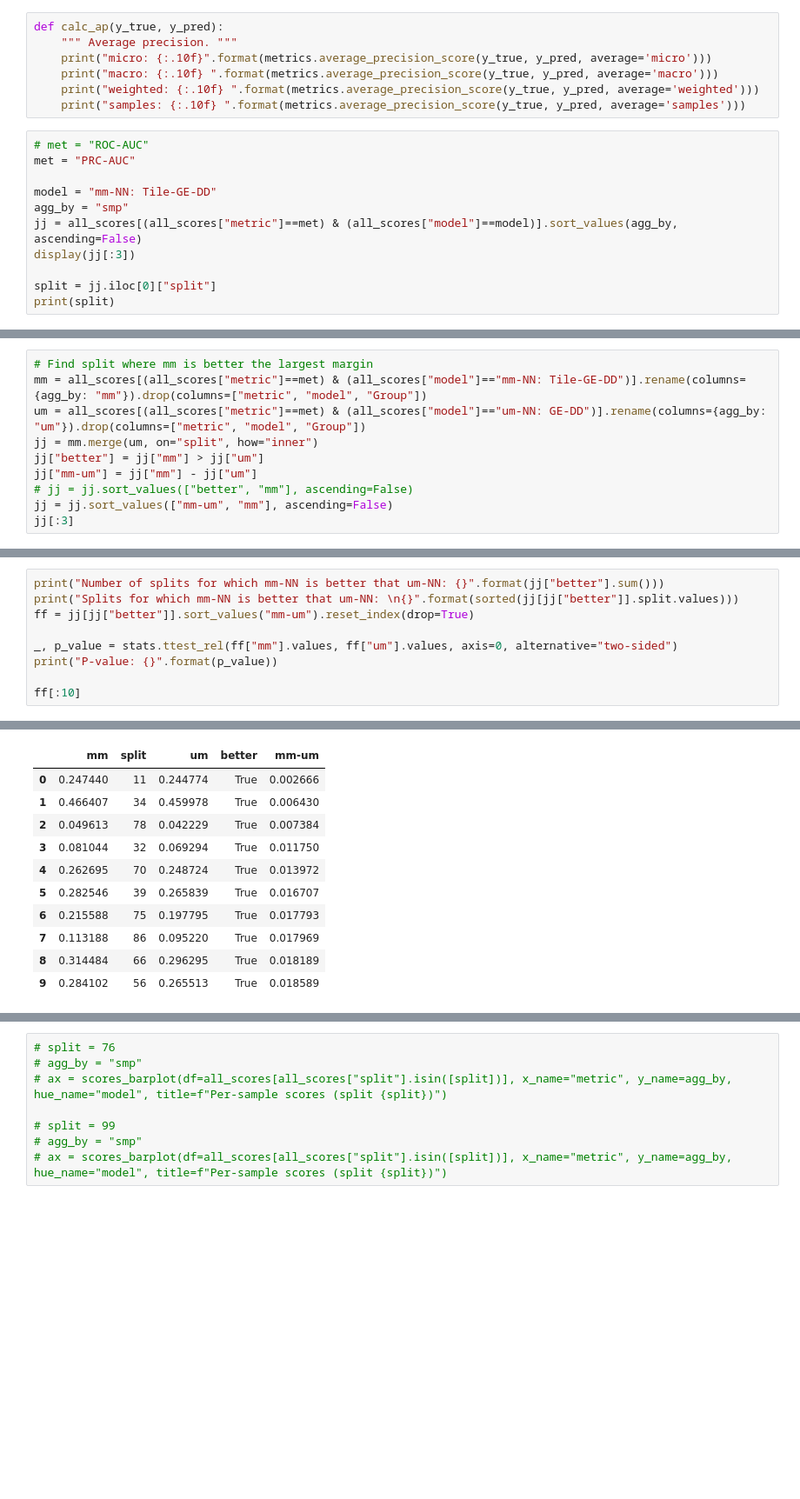
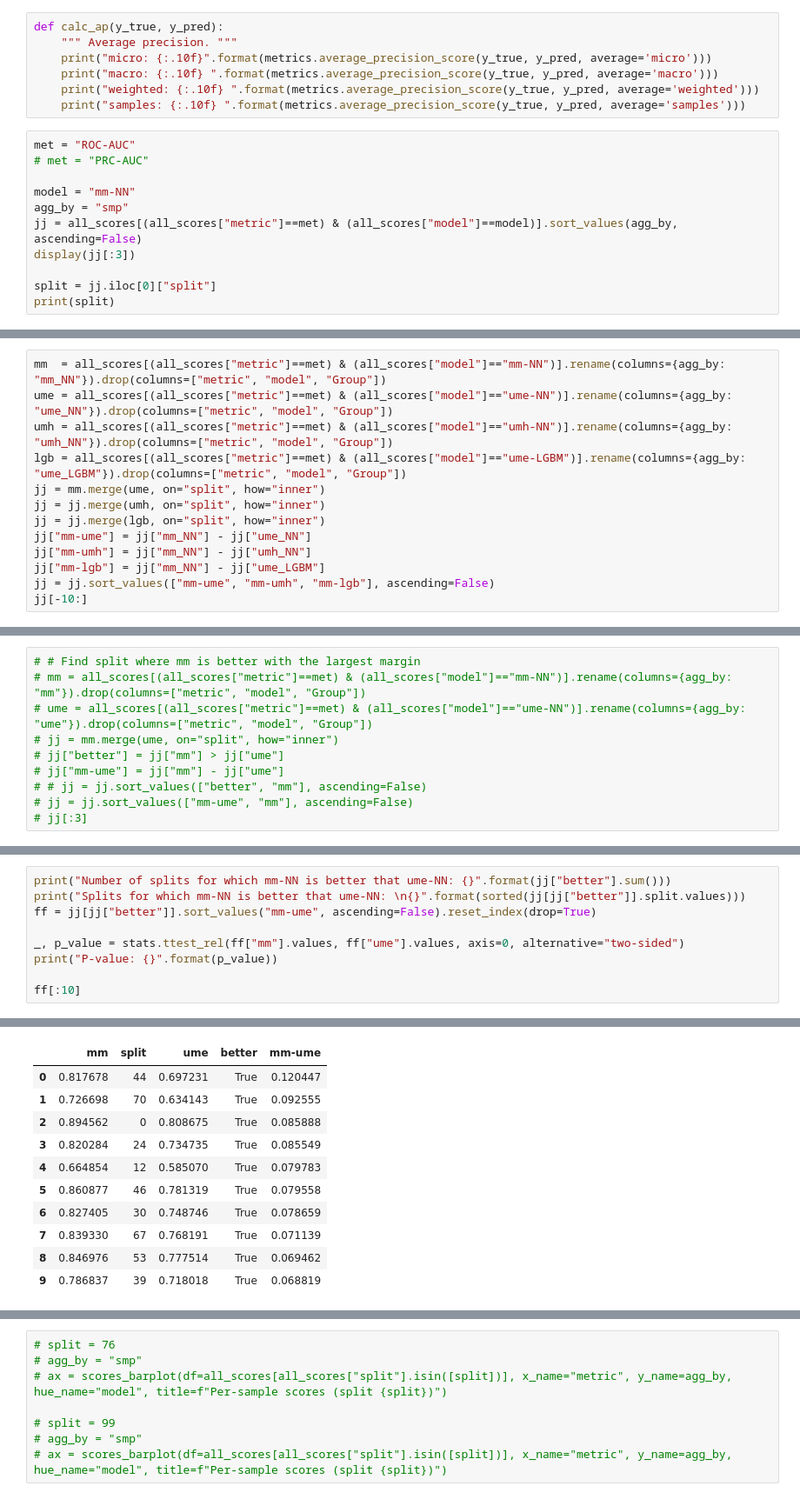
Before and after one commit to adpartin/pdx-histo, a Jupyter notebook: nbs/post-processing.ipynb, the cells around one changed output, grey strips where cells are left out. Shown: that part at 87% size. Drawn from its saved outputs; the diff is of its cells as text; blank space fills up the shorter version.

```diff
--- a/nbs/post-processing.ipynb
+++ b/nbs/post-processing.ipynb
@@ -426,10 +433,10 @@ def calc_ap(y_true, y_pred):
     print("weighted: {:.10f} ".format(metrics.average_precision_score(y_true, y_pred, average='weighted')))
     print("samples: {:.10f} ".format(metrics.average_precision_score(y_true, y_pred, average='samples')))
 # %%
-# met = "ROC-AUC"
-met = "PRC-AUC"
+met = "ROC-AUC"
+# met = "PRC-AUC"
 
-model = "mm-NN: Tile-GE-DD"
+model = "mm-NN"
 agg_by = "smp"
 jj = all_scores[(all_scores["metric"]==met) & (all_scores["model"]==model)].sort_values(agg_by, ascending=False)
 display(jj[:3])
@@ -444 +451,14 @@ print(split)
 76
+# %%
+mm  = all_scores[(all_scores["metric"]==met) & (all_scores["model"]=="mm-NN")].rename(columns={agg_by: "mm_NN"}).drop(columns=["metric", "model", "Group"])
+ume = all_scores[(all_scores["metric"]==met) & (all_scores["model"]=="ume-NN")].rename(columns={agg_by: "ume_NN"}).drop(columns=["metric", "model", "Group"])
+umh = all_scores[(all_scores["metric"]==met) & (all_scores["model"]=="umh-NN")].rename(columns={agg_by: "umh_NN"}).drop(columns=["metric", "model", "Group"])
+lgb = all_scores[(all_scores["metric"]==met) & (all_scores["model"]=="ume-LGBM")].rename(columns={agg_by: "ume_LGBM"}).drop(columns=["metric", "model", "Group"])
+jj = mm.merge(ume, on="split", how="inner")
+jj = jj.merge(umh, on="split", how="inner")
+jj = jj.merge(lgb, on="split", how="inner")
+jj["mm-ume"] = jj["mm_NN"] - jj["ume_NN"]
+jj["mm-umh"] = jj["mm_NN"] - jj["umh_NN"]
+jj["mm-lgb"] = jj["mm_NN"] - jj["ume_LGBM"]
+jj = jj.sort_values(["mm-ume", "mm-umh", "mm-lgb"], ascending=False)
+jj[-10:]
@@ -445,11 +477,11 @@ print(split)
 # %%
-# Find split where mm is better the largest margin
-mm = all_scores[(all_scores["metric"]==met) & (all_scores["model"]=="mm-NN: Tile-GE-DD")].rename(columns={agg_by: "mm"}).drop(columns=["metric", "model", "Group"])
-um = all_scores[(all_scores["metric"]==met) & (all_scores["model"]=="um-NN: GE-DD")].rename(columns={agg_by: "um"}).drop(columns=["metric", "model", "Group"])
-jj = mm.merge(um, on="split", how="inner")
-jj["better"] = jj["mm"] > jj["um"]
-jj["mm-um"] = jj["mm"] - jj["um"]
-# jj = jj.sort_values(["better", "mm"], ascending=False)
-jj = jj.sort_values(["mm-um", "mm"], ascending=False)
-jj[:3]
+# # Find split where mm is better with the largest margin
+# mm = all_scores[(all_scores["metric"]==met) & (all_scores["model"]=="mm-NN")].rename(columns={agg_by: "mm"}).drop(columns=["metric", "model", "Group"])
+# ume = all_scores[(all_scores["metric"]==met) & (all_scores["model"]=="ume-NN")].rename(columns={agg_by: "ume"}).drop(columns=["metric", "model", "Group"])
+# jj = mm.merge(ume, on="split", how="inner")
+# jj["better"] = jj["mm"] > jj["ume"]
+# jj["mm-ume"] = jj["mm"] - jj["ume"]
+# # jj = jj.sort_values(["better", "mm"], ascending=False)
+# jj = jj.sort_values(["mm-ume", "mm"], ascending=False)
+# jj[:3]
 # %% [output]
@@ -460,9 +492,9 @@ jj[:3]
 # %%
-print("Number of splits for which mm-NN is better that um-NN: {}".format(jj["better"].sum()))
-print("Splits for which mm-NN is better that um-NN: \n{}".format(sorted(jj[jj["better"]].split.values)))
-ff = jj[jj["better"]].sort_values("mm-um").reset_index(drop=True)
+print("Number of splits for which mm-NN is better that ume-NN: {}".format(jj["better"].sum()))
+print("Splits for which mm-NN is better that ume-NN: \n{}".format(sorted(jj[jj["better"]].split.values)))
+ff = jj[jj["better"]].sort_values("mm-ume", ascending=False).reset_index(drop=True)
 
-_, p_value = stats.ttest_rel(ff["mm"].values, ff["um"].values, axis=0, alternative="two-sided")
+_, p_value = stats.ttest_rel(ff["mm"].values, ff["ume"].values, axis=0, alternative="two-sided")
 print("P-value: {}".format(p_value))
 
 ff[:10]
@@ -474,12 +506,12 @@ P-value: 1.2065431443457098e-09
-|  | mm | split | um | better | mm-um |
-| 0 | 0.247440 | 11 | 0.244774 | True | 0.002666 |
-| 1 | 0.466407 | 34 | 0.459978 | True | 0.006430 |
-| 2 | 0.049613 | 78 | 0.042229 | True | 0.007384 |
-| 3 | 0.081044 | 32 | 0.069294 | True | 0.011750 |
-| 4 | 0.262695 | 70 | 0.248724 | True | 0.013972 |
-| 5 | 0.282546 | 39 | 0.265839 | True | 0.016707 |
-| 6 | 0.215588 | 75 | 0.197795 | True | 0.017793 |
-| 7 | 0.113188 | 86 | 0.095220 | True | 0.017969 |
-| 8 | 0.314484 | 66 | 0.296295 | True | 0.018189 |
-| 9 | 0.284102 | 56 | 0.265513 | True | 0.018589 |
+|  | mm | split | ume | better | mm-ume |
+| 0 | 0.817678 | 44 | 0.697231 | True | 0.120447 |
+| 1 | 0.726698 | 70 | 0.634143 | True | 0.092555 |
+| 2 | 0.894562 | 0 | 0.808675 | True | 0.085888 |
+| 3 | 0.820284 | 24 | 0.734735 | True | 0.085549 |
+| 4 | 0.664854 | 12 | 0.585070 | True | 0.079783 |
+| 5 | 0.860877 | 46 | 0.781319 | True | 0.079558 |
+| 6 | 0.827405 | 30 | 0.748746 | True | 0.078659 |
+| 7 | 0.839330 | 67 | 0.768191 | True | 0.071139 |
+| 8 | 0.846976 | 53 | 0.777514 | True | 0.069462 |
+| 9 | 0.786837 | 39 | 0.718018 | True | 0.068819 |
 # %%
```
Also changed, not shown: parts of 17 cells of this notebook, 1 other file.
